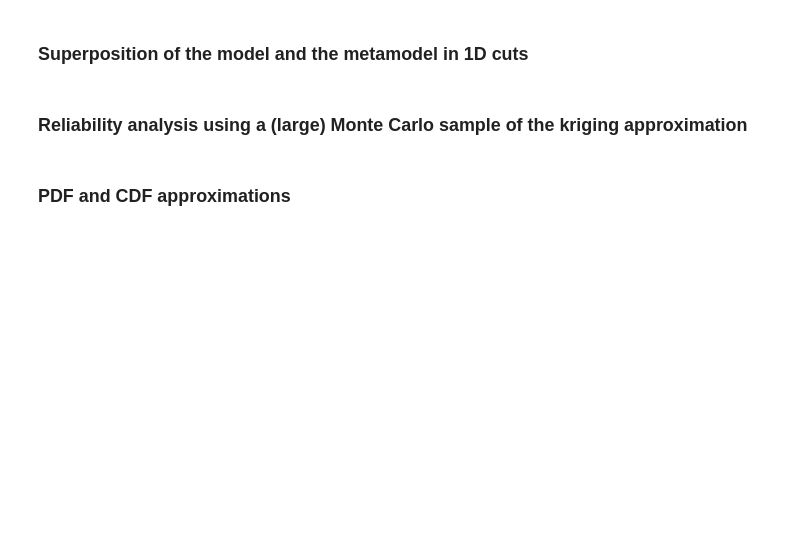
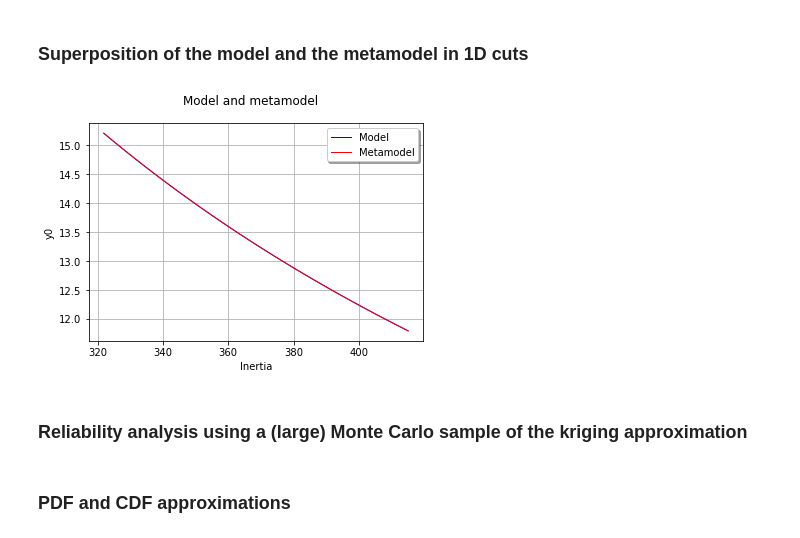
Before and after one commit to mbaudin47/hpcuqtraining, a Jupyter notebook: 2021/Scripts/Metamodel/TP4b_Kriging.ipynb, the cells around one changed output. Drawn from its saved outputs; the diff is of its cells as text; code cells hidden in the pictures; blank space fills up the shorter version.

```diff
--- a/2021/Scripts/Metamodel/TP4b_Kriging.ipynb
+++ b/2021/Scripts/Metamodel/TP4b_Kriging.ipynb
@@ -161,26 +182,33 @@ View(validation.drawValidation()).show()
 # %%
 input_number = 3
 input_margin = input_distribution.getMarginal(input_number)
-model_cut = model.draw(input_number,
-                       0,
-                       input_distribution.getMean(),
-                       input_margin.computeQuantile(.025)[0],
-                       input_margin.computeQuantile(.975)[0],
-                       100).getDrawable(0)
-metamodel_cut = metamodel.draw(input_number,
-                               0,
-                               input_distribution.getMean(),
-                               input_margin.computeQuantile(.025)[0],
-                               input_margin.computeQuantile(.975)[0],
-                               100).getDrawable(0)
+model_cut = model.draw(
+    input_number,
+    0,
+    input_distribution.getMean(),
+    input_margin.computeQuantile(0.025)[0],
+    input_margin.computeQuantile(0.975)[0],
+    100,
+).getDrawable(0)
+metamodel_cut = metamodel.draw(
+    input_number,
+    0,
+    input_distribution.getMean(),
+    input_margin.computeQuantile(0.025)[0],
+    input_margin.computeQuantile(0.975)[0],
+    100,
+).getDrawable(0)
 
-graph = ot.Graph()
+graph = ot.Graph("Model and metamodel", "", "", True)
 graph.add([model_cut, metamodel_cut])
 graph.setColors(["blue", "red"])
 graph.setLegends(["Model", "Metamodel"])
 graph.setXTitle(input_margin.getDescription()[0])
 graph.setYTitle(model.getOutputDescription()[0])
+graph.setLegendPosition("topright")
 view = View(graph)
+# %% [output]
+[figure, added]
 # %% [markdown]
 ### Reliability analysis using a (large) Monte Carlo sample of the kriging approximation
 # %%
```
Also changed, not shown: parts of 22 cells of this notebook, 1 other file.
